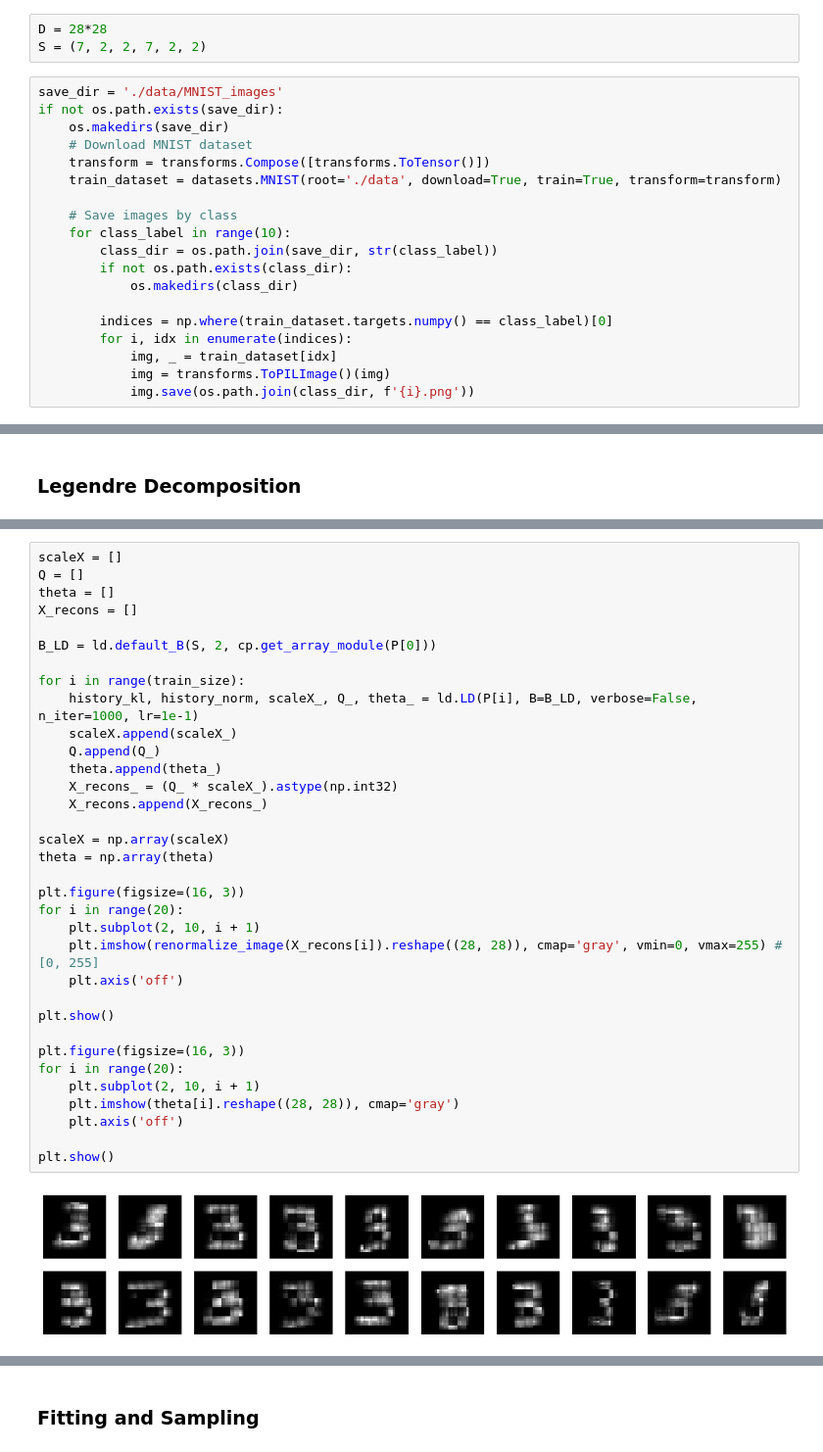
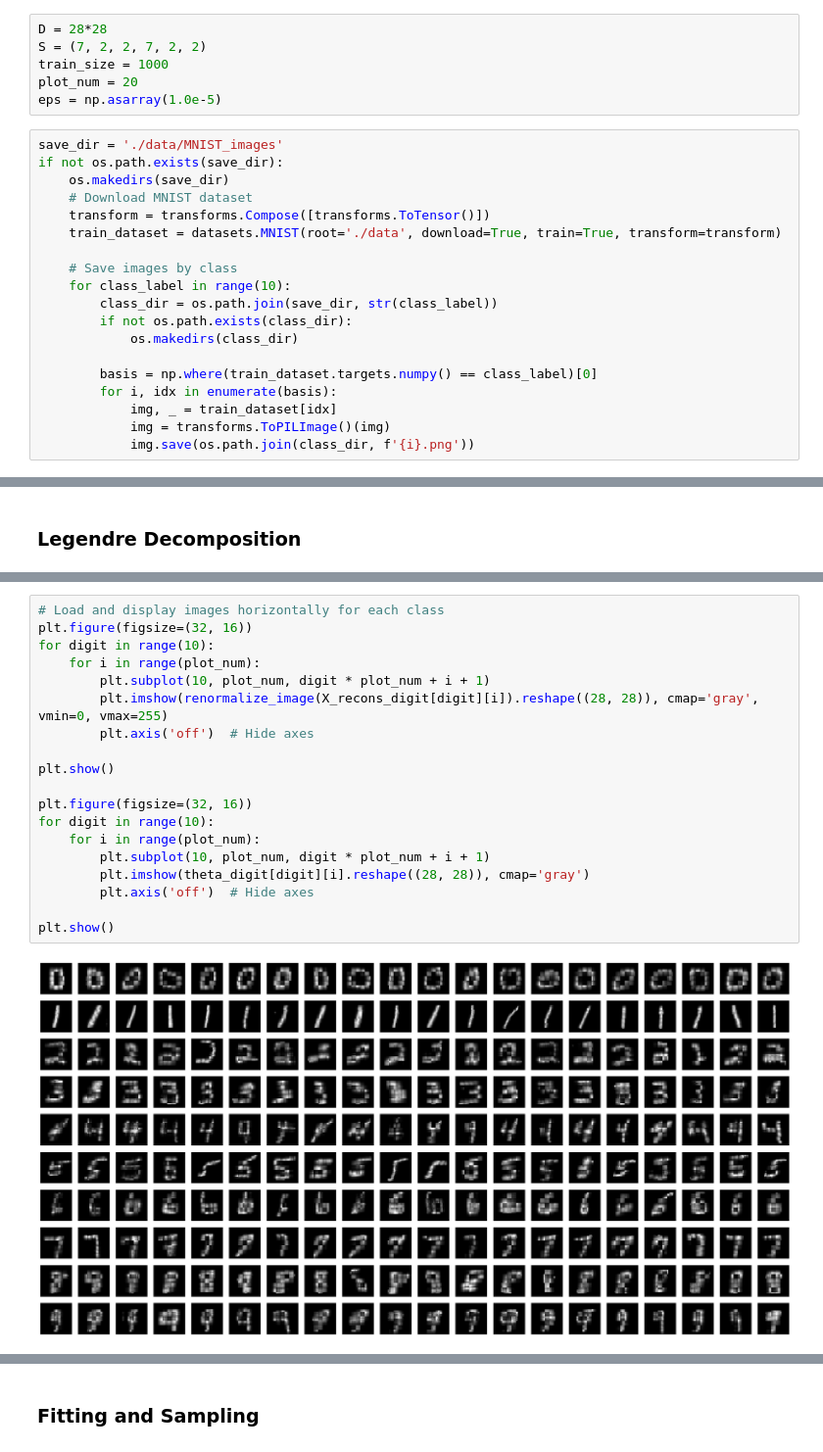
Before and after one commit to sleepymalc/IG-Augmentation, a Jupyter notebook: MNIST-generate.ipynb, the cells around one changed output, grey strips where cells are left out. Shown at 98% size. Cells and saved outputs as stored; diff of their text form.

```diff
--- a/MNIST-generate.ipynb
+++ b/MNIST-generate.ipynb
@@ -87,6 +89,9 @@ def reconstruct_tensor(V, T_shape, B):
 # %%
 D = 28*28
 S = (7, 2, 2, 7, 2, 2)
+train_size = 1000
+plot_num = 20
+eps = np.asarray(1.0e-5)
 # %%
 save_dir = './data/MNIST_images'
 if not os.path.exists(save_dir):
@@ -101,8 +106,8 @@ if not os.path.exists(save_dir):
         if not os.path.exists(class_dir):
             os.makedirs(class_dir)
 
-        indices = np.where(train_dataset.targets.numpy() == class_label)[0]
-        for i, idx in enumerate(indices):
+        basis = np.where(train_dataset.targets.numpy() == class_label)[0]
+        for i, idx in enumerate(basis):
             img, _ = train_dataset[idx]
             img = transforms.ToPILImage()(img)
             img.save(os.path.join(class_dir, f'{i}.png'))
@@ -166,36 +186,21 @@ plt.show()
 # %%
-scaleX = []
-Q = []
-theta = []
-X_recons = []
-
-B_LD = ld.default_B(S, 2, cp.get_array_module(P[0]))
-
-for i in range(train_size):
-    history_kl, history_norm, scaleX_, Q_, theta_ = ld.LD(P[i], B=B_LD, verbose=False, n_iter=1000, lr=1e-1)
-    scaleX.append(scaleX_)
-    Q.append(Q_)
-    theta.append(theta_)
-    X_recons_ = (Q_ * scaleX_).astype(np.int32)
-    X_recons.append(X_recons_)
-
-scaleX = np.array(scaleX)
-theta = np.array(theta)
-
-plt.figure(figsize=(16, 3))
-for i in range(20):
-    plt.subplot(2, 10, i + 1)
-    plt.imshow(renormalize_image(X_recons[i]).reshape((28, 28)), cmap='gray', vmin=0, vmax=255) # [0, 255]
-    plt.axis('off')
+# Load and display images horizontally for each class
+plt.figure(figsize=(32, 16))
+for digit in range(10):
+    for i in range(plot_num):
+        plt.subplot(10, plot_num, digit * plot_num + i + 1)
+        plt.imshow(renormalize_image(X_recons_digit[digit][i]).reshape((28, 28)), cmap='gray', vmin=0, vmax=255)
+        plt.axis('off')  # Hide axes
 
 plt.show()
 
-plt.figure(figsize=(16, 3))
-for i in range(20):
-    plt.subplot(2, 10, i + 1)
-    plt.imshow(theta[i].reshape((28, 28)), cmap='gray')
-    plt.axis('off')
+plt.figure(figsize=(32, 16))
+for digit in range(10):
+    for i in range(plot_num):
+        plt.subplot(10, plot_num, digit * plot_num + i + 1)
+        plt.imshow(theta_digit[digit][i].reshape((28, 28)), cmap='gray')
+        plt.axis('off')  # Hide axes
 
 plt.show()
 # %% [output]
-[figure, old version]
+[figure, new version]
```
Also changed, not shown: parts of 19 cells of this notebook, 1 other file.
